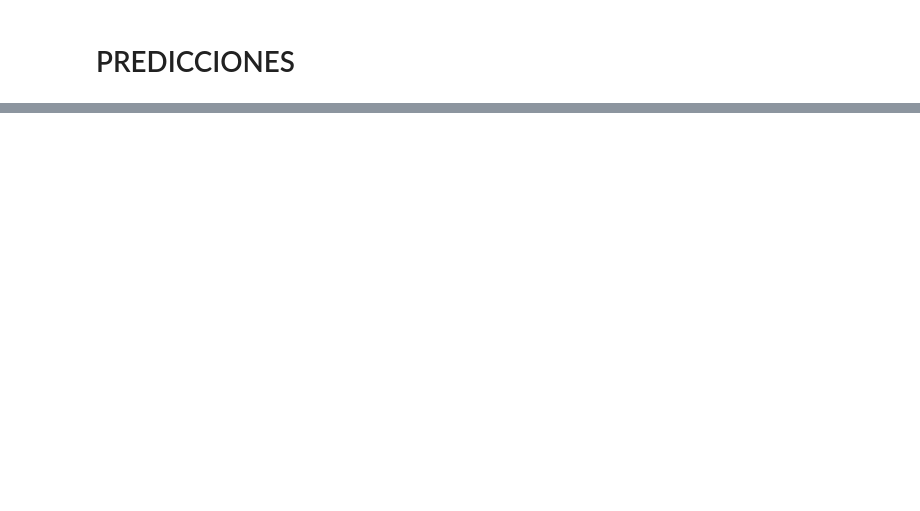
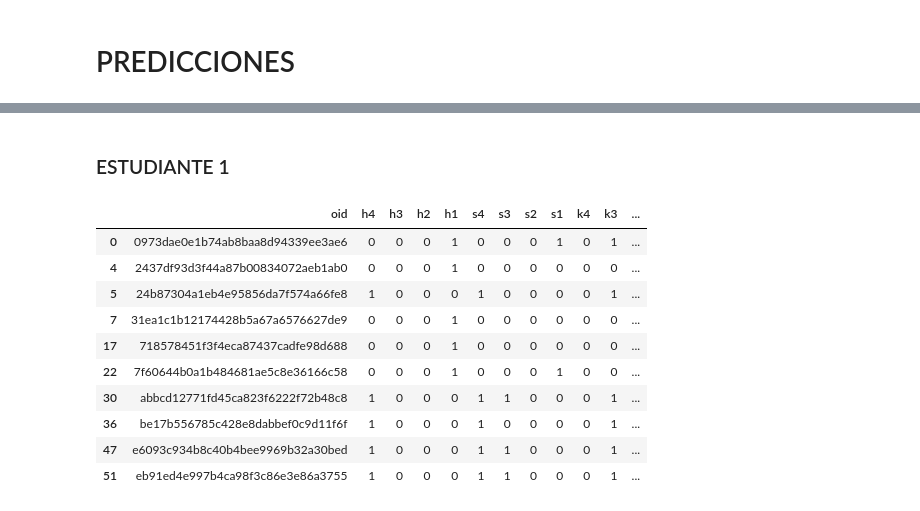
Before and after one commit to edgar-ramxs/RecSysUnab, a Jupyter notebook: modelos/tensorflow.ipynb, the cells around one changed output, grey strips where cells are left out. Saved outputs shown, nothing was run; the diff lists cells and outputs as text; code cells hidden in the pictures; blank space fills up the shorter version.

```diff
--- a/modelos/tensorflow.ipynb
+++ b/modelos/tensorflow.ipynb
@@ -277,0 +577,10 @@ df_ejercicios[df_ejercicios['oid'].isin(recommendations['oid'].values)].sort_val
+# %%
+ejercicios_no_realizados_1 = catalogo[~catalogo['oid'].isin(ejercicios_realizados_est_1)]
+ejercicios_no_realizados_2 = catalogo[~catalogo['oid'].isin(ejercicios_realizados_est_2)]
+# %%
+# ESTUDIANTE 1
+predicciones_estudiante_1_complexity_8bits = model_complexity_8bits.predict(ejercicios_no_realizados_1.drop(labels=['oid', 'nombre', 'hito', 'skill', 'knowledge', 'ratio', 'complexity_12bits', 'combined_score_1', 'combined_score_2', 'combined_score_3', 'comp_8bits_norm', 'comp_12bits_norm'], axis=1).values).flatten()
+predicciones_estudiante_1_complexity_12bits = model_complexity_12bits.predict(ejercicios_no_realizados_1.drop(labels=['oid', 'nombre', 'hito', 'skill', 'knowledge', 'ratio', 'complexity_8bits', 'combined_score_1', 'combined_score_2', 'combined_score_3', 'comp_8bits_norm', 'comp_12bits_norm'], axis=1).values).flatten()
+predicciones_estudiante_1_combined_score_1 = model_combined_score_1.predict(ejercicios_no_realizados_1.drop(labels=['oid', 'nombre', 'hito', 'skill', 'knowledge', 'ratio', 'complexity_8bits', 'complexity_12bits', 'combined_score_2', 'combined_score_3', 'comp_8bits_norm', 'comp_12bits_norm'], axis=1).values).flatten()
+predicciones_estudiante_1_combined_score_2 = model_combined_score_2.predict(ejercicios_no_realizados_1.drop(labels=['oid', 'nombre', 'hito', 'skill', 'knowledge', 'ratio', 'complexity_8bits', 'complexity_12bits', 'combined_score_1', 'combined_score_3', 'comp_8bits_norm', 'comp_12bits_norm'], axis=1).values).flatten()
+predicciones_estudiante_1_combined_score_3 = model_combined_score_3.predict(ejercicios_no_realizados_1.drop(labels=['oid', 'nombre', 'hito', 'skill', 'knowledge', 'ratio', 'complexity_8bits', 'complexity_12bits', 'combined_score_1', 'combined_score_2', 'comp_8bits_norm', 'comp_12bits_norm'], axis=1).values).flatten()
@@ -277,0 +606,19 @@ df_ejercicios[df_ejercicios['oid'].isin(recommendations['oid'].values)].sort_val
+# %% [markdown]
+### ESTUDIANTE 1
+# %%
+rec_complexity_8bits = ejercicios_no_realizados_1.copy()
+rec_complexity_8bits['predicted_preference'] = predicciones_estudiante_1_complexity_8bits
+rec_complexity_8bits = rec_complexity_8bits.sort_values(by='predicted_preference', ascending=False).head(10)
+df_catalogo[df_catalogo['oid'].isin(rec_complexity_8bits['oid'].values)] # .sort_values(by='complexity_12bits', ascending=True)
+# %% [output]
+|  | oid | h4 | h3 | h2 | h1 | s4 | s3 | s2 | s1 | k4 | k3 | ... |
+| 0 | 0973dae0e1b74ab8baa8d94339ee3ae6 | 0 | 0 | 0 | 1 | 0 | 0 | 0 | 1 | 0 | 1 | ... |
+| 4 | 2437df93d3f44a87b00834072aeb1ab0 | 0 | 0 | 0 | 1 | 0 | 0 | 0 | 0 | 0 | 0 | ... |
+| 5 | 24b87304a1eb4e95856da7f574a66fe8 | 1 | 0 | 0 | 0 | 1 | 0 | 0 | 0 | 0 | 1 | ... |
+| 7 | 31ea1c1b12174428b5a67a6576627de9 | 0 | 0 | 0 | 1 | 0 | 0 | 0 | 0 | 0 | 0 | ... |
+| 17 | 718578451f3f4eca87437cadfe98d688 | 0 | 0 | 0 | 1 | 0 | 0 | 0 | 0 | 0 | 0 | ... |
+| 22 | 7f60644b0a1b484681ae5c8e36166c58 | 0 | 0 | 0 | 1 | 0 | 0 | 0 | 1 | 0 | 0 | ... |
+| 30 | abbcd12771fd45ca823f6222f72b48c8 | 1 | 0 | 0 | 0 | 1 | 1 | 0 | 0 | 0 | 1 | ... |
+| 36 | be17b556785c428e8dabbef0c9d11f6f | 1 | 0 | 0 | 0 | 1 | 0 | 0 | 0 | 0 | 1 | ... |
+| 47 | e6093c934b8c40b4bee9969b32a30bed | 1 | 0 | 0 | 0 | 1 | 1 | 0 | 0 | 0 | 1 | ... |
+| 51 | eb91ed4e997b4ca98f3c86e3e86a3755 | 1 | 0 | 0 | 0 | 1 | 1 | 0 | 0 | 0 | 1 | ... |
```
Also changed, not shown: parts of 51 cells of this notebook, 8 other files.
